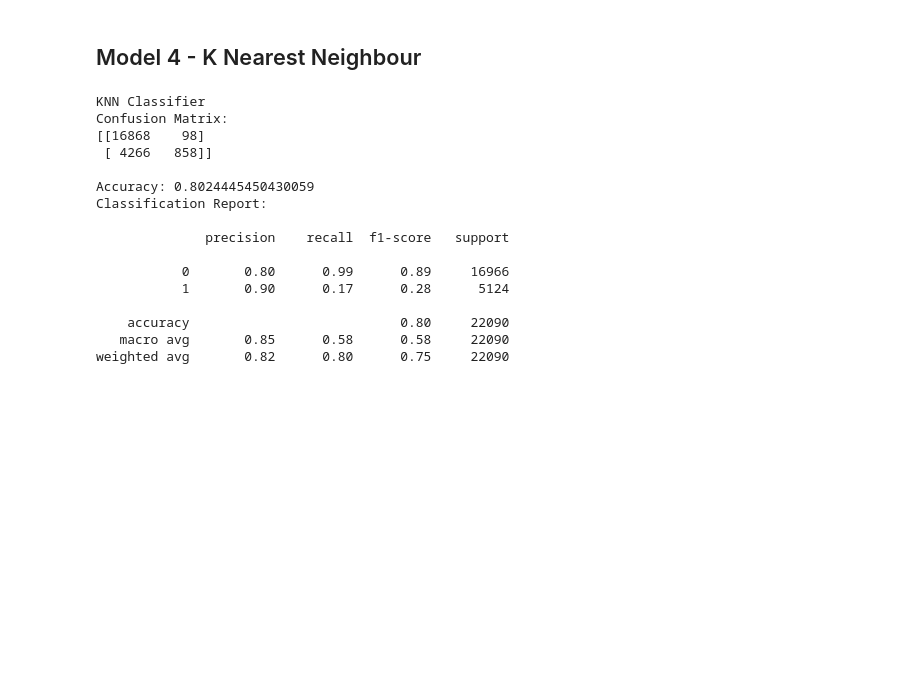
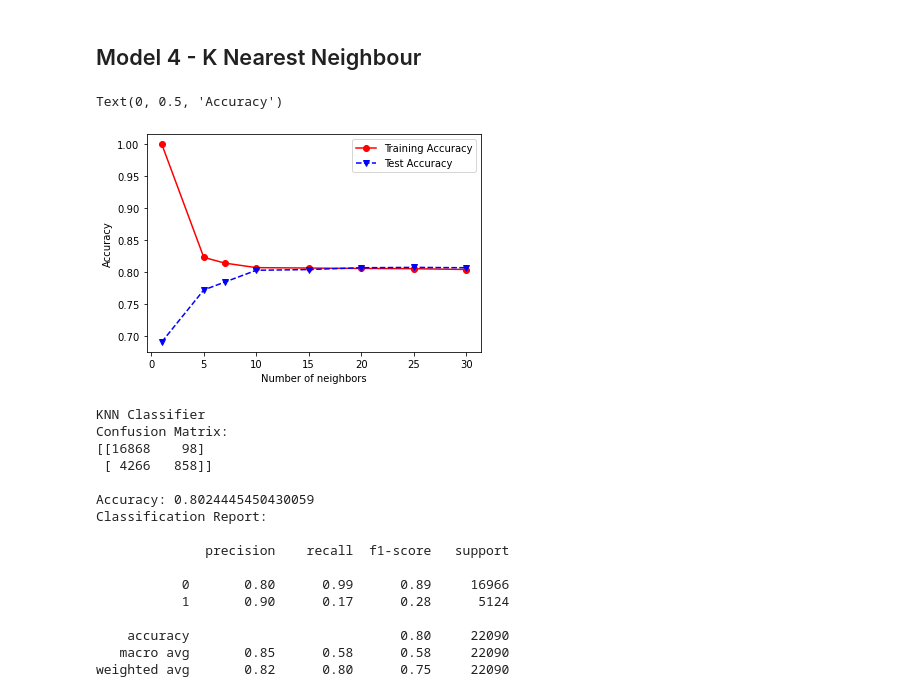
Before and after one commit to JasonnLim/ML-Salary-Prediction, a Jupyter notebook: LatestCode.ipynb, the cells around one changed output. Drawn from its saved outputs; the diff is of its cells as text; code cells hidden in the pictures; blank space fills up the shorter version.

```diff
--- a/LatestCode.ipynb
+++ b/LatestCode.ipynb
@@ -622,9 +622,9 @@ print(X_train_cat.shape)
 ### Standardize numeric data
 # %%
 from sklearn.preprocessing import StandardScaler
-scaler = StandardScaler(copy = False)
-scaler.fit(X_train_num)
-X_train_num_tr = scaler.transform(X_train_num)
+
+#Standardisation of the Numerical Attribute
+X_train_num_std=StandardScaler().fit_transform(X_train_num)
 # %%
 print('Mean:\n',X_train_num_tr.mean (axis=0))
 print('\nStandard Deviation:\n',X_train_num_tr.std (axis=0))
@@ -780,9 +780,7 @@ print(X_test_cat.shape)
 ### Standardize on Test Set
 # %%
 from sklearn.preprocessing import StandardScaler
-scaler = StandardScaler(copy = False)
-scaler.fit(X_test_num)
-X_test_num_tr = scaler.transform(X_test_num)
+X_test_num_tr = StandardScaler().fit_transform(X_test_num)
 # %%
 print('Mean:\n',X_test_num_tr.mean (axis=0))
 print('\nStandard Deviation:\n',X_test_num_tr.std (axis=0))
@@ -1084,6 +1082,31 @@ AUC = 0.760792
 ### Summary: The value of 3 is tested to produce the most accurate predictions. value of 4 and above will increase the number of errors resulting in less accurate predictions.
 # %% [markdown]
 ## Model 4 - K Nearest Neighbour
+# %%
+from sklearn.neighbors import KNeighborsClassifier
+
+import matplotlib.pyplot as plt
+%matplotlib inline
+
+numNeighbors = [1, 5, 7, 10, 15, 20, 25, 30]
+trainAcc = []
+testAcc = []
+
+for k in numNeighbors:
+    knn = KNeighborsClassifier(n_neighbors=k, metric='minkowski', p=2) #we use euclidean distance
+    knn.fit(X_train_tr, y_train)
+    Y_predTrain = knn.predict(X_train_tr)
+    Y_predTest = knn.predict(X_test_tr)
+    trainAcc.append(accuracy_score(y_train, Y_predTrain))
+    testAcc.append(accuracy_score(y_test, Y_predTest))
+
+plt.plot(numNeighbors, trainAcc, 'ro-', numNeighbors, testAcc,'bv--')
+plt.legend(['Training Accuracy','Test Accuracy'])
+plt.xlabel('Number of neighbors')
+plt.ylabel('Accuracy')
+# %% [output]
+Text(0, 0.5, 'Accuracy')
+[figure, added]
 # %%
 from sklearn.neighbors import KNeighborsClassifier
 
```
Also changed, not shown: parts of 21 cells of this notebook.
